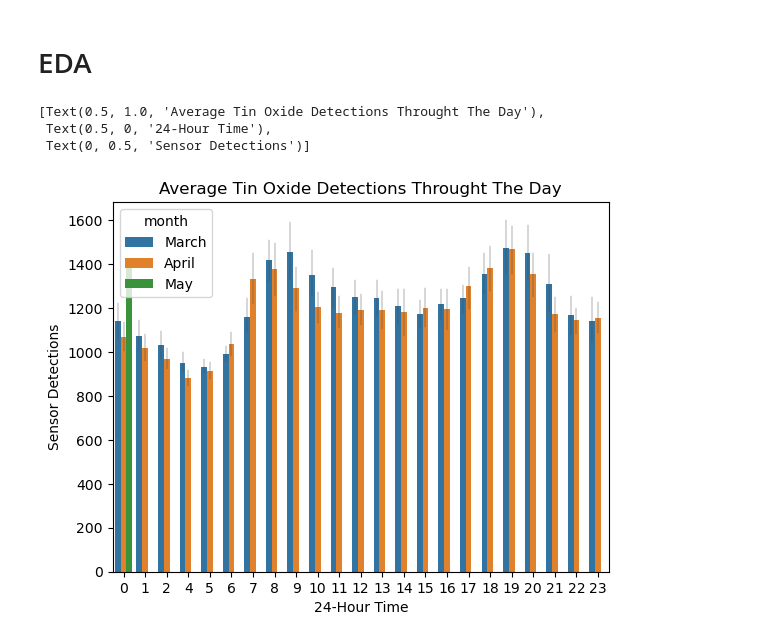
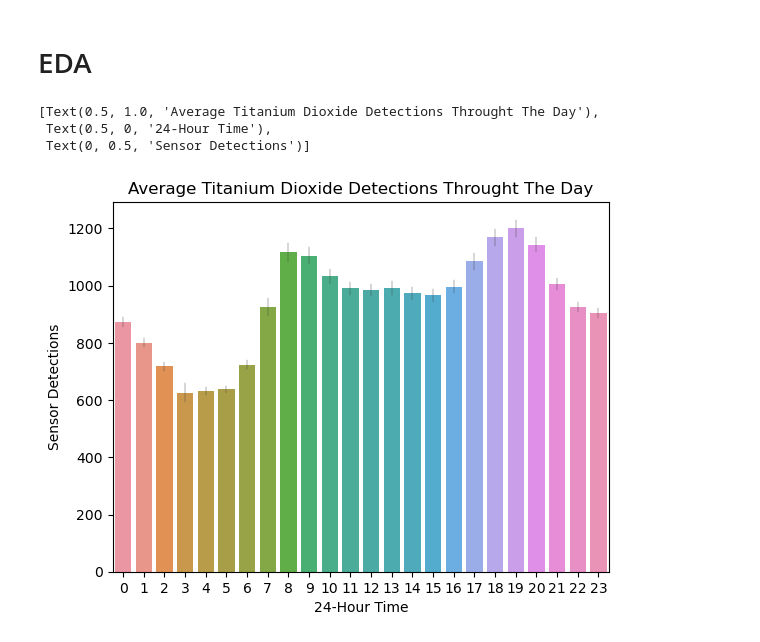
Before and after one commit to ubco-W2022T1-cosc301/project-group38, a Jupyter notebook: notebooks/analysis1.ipynb, the cells around one changed output. Drawn from its saved outputs; the diff is of its cells as text; code cells hidden in the pictures.

```diff
--- a/notebooks/analysis1.ipynb
+++ b/notebooks/analysis1.ipynb
@@ -7,8 +7,9 @@ I am interested in which metal oxides were more present at given seasons through
 # %%
 import pandas as pd
+import numpy as np
 
 data = pd.read_csv("../data/raw/AirQuality.csv",sep=';')
-data = data.drop(['Unnamed: 15','Unnamed: 16'],axis=1)
+data = data.drop(['Unnamed: 15','Unnamed: 16','NMHC(GT)'],axis=1)
 data = data.dropna(how='any')
 data = data[(data != -200).all(1)]
 
@@ -32,15 +33,16 @@ display(data)
 # %%
 import matplotlib.pyplot as plt
 import seaborn as sns
 
 data['datetime'] = pd.to_datetime(data['Date'], format="%d/%m/%Y")
 data['month'] = data['datetime'].dt.month_name()
+data['month'] = data['month'].drop(data.loc[data.month == 'May'].index)
 data['Time'] = data['Time'].astype(str).apply(lambda x : x[0:2]).astype(int)
 
 
-sns.barplot(data,x='Time',y='PT08.S1(CO)',hue='month',errwidth=0.3).set(title='Average Tin Oxide Detections Throught The Day',xlabel='24-Hour Time',ylabel='Sensor Detections')
+sns.barplot(data,x='Time',y='PT08.S2(NMHC)',errwidth=0.3).set(title='Average Titanium Dioxide Detections Throught The Day',xlabel='24-Hour Time',ylabel='Sensor Detections')
 # %% [output]
-[Text(0.5, 1.0, 'Average Tin Oxide Detections Throught The Day'),
+[Text(0.5, 1.0, 'Average Titanium Dioxide Detections Throught The Day'),
  Text(0.5, 0, '24-Hour Time'),
  Text(0, 0.5, 'Sensor Detections')]
-[figure, old version]
+[figure, new version]
```
Also changed, not shown: parts of 8 cells of this notebook.
